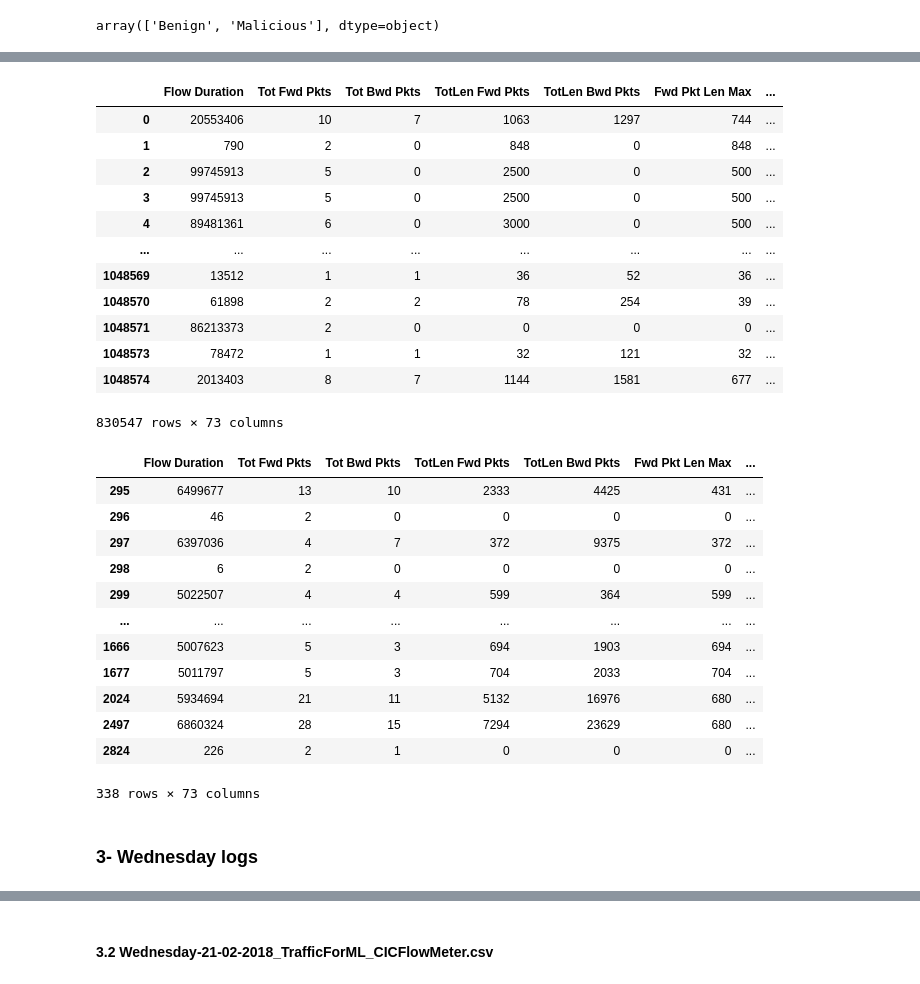
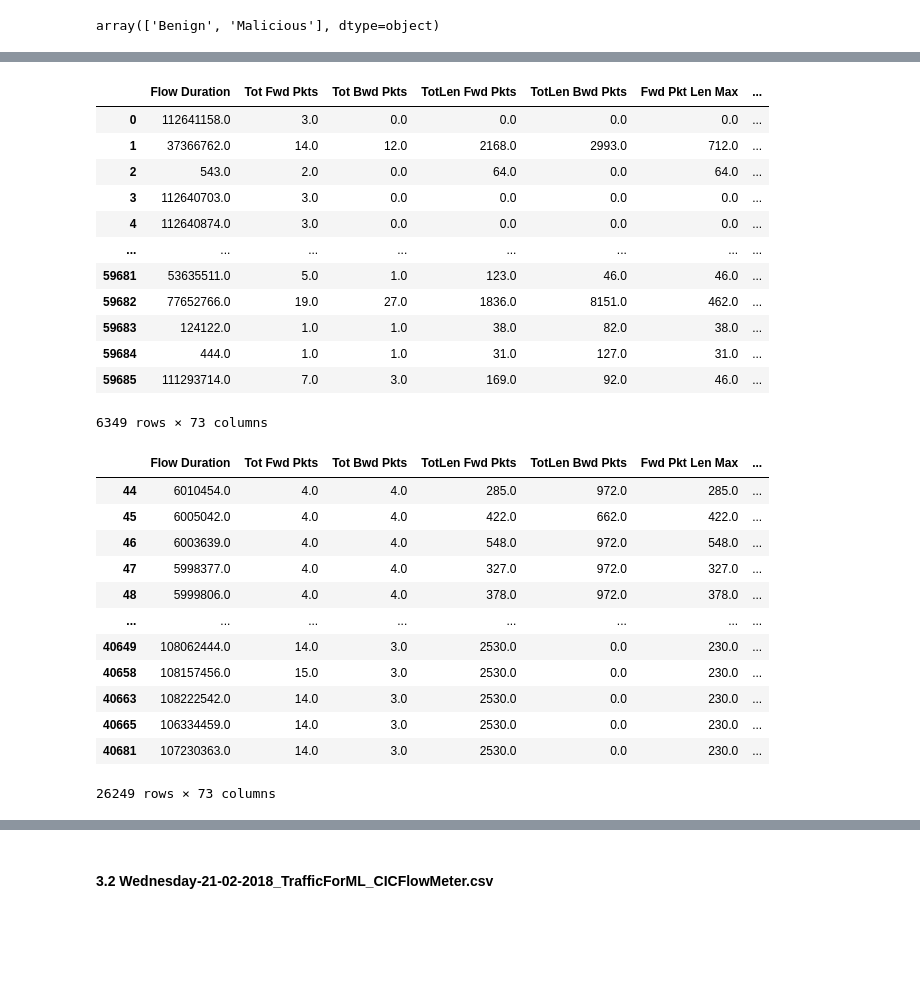
Before and after one commit to alittlesheepofGod/cse-cic-ids2018, a Jupyter notebook: 1-Exploring_CIC-IDS-2018_Dataset.ipynb, the cells around one changed output, grey strips where cells are left out. Drawn from its saved outputs; the diff is of its cells as text; code cells hidden in the pictures; blank space fills up the shorter version.

```diff
--- a/1-Exploring_CIC-IDS-2018_Dataset.ipynb
+++ b/1-Exploring_CIC-IDS-2018_Dataset.ipynb
@@ -2544,2 +2564,2 @@ df_thursday2_malicious
 # %%
-df_thursday4 = pd.read_csv('/mnt/d/project-chau/dataset/cse-cic-ids108/dataset/02-22-2018.csv')
+df_thursday4 = pd.read_csv('/mnt/d/source/cse-cic-ids2018/dataset/02-22-2018.csv')
@@ -2768,0 +2776,3 @@ df_thursday4
+# %%
+# drop missing values
+df_thursday4 = df_thursday4.dropna()
@@ -2768,0 +2821,16 @@ df_thursday4
+# %%
+# take only 228 Brute Force -Web; 79 Brute Force -XSS; 34 SQL Injection and 6349 benign
+mask_benign7 = (df_thursday4["Label"] == "Benign")
+mask_bruteforce_web = (df_thursday4["Label"] == "Brute Force -Web")
+mask_bruteforce_xss = (df_thursday4["Label"] == "Brute Force -XSS")
+mask_sql_injection = (df_thursday4["Label"] == "SQL Injection")
+
+df_thursday4.loc[mask_benign7] = df_thursday4.loc[mask_benign7].head(6349)
+df_thursday4.loc[mask_bruteforce_web] = df_thursday4.loc[mask_bruteforce_web].head(228)
+df_thursday4.loc[mask_bruteforce_xss] = df_thursday4.loc[mask_bruteforce_xss].head(79)
+df_thursday4.loc[mask_sql_injection] = df_thursday4.loc[mask_sql_injection].head(34)
+
+print(df_thursday4["Label"].value_counts()[['Benign']].sum())
+print(df_thursday4["Label"].value_counts()[['Brute Force -Web']].sum())
+print(df_thursday4["Label"].value_counts()[['Brute Force -XSS']].sum())
+print(df_thursday4["Label"].value_counts()[['SQL Injection']].sum())
@@ -2768,0 +2841,3 @@ df_thursday4
+# %%
+df_thursday4 = df_thursday4.dropna()
+df_thursday4
@@ -2857,38 +2963,36 @@ print(df_thursday4["Label"].value_counts()[[1]].sum())
 # %%
 # take dataframe of benign of the first day
-df_friday7_benign =  df_thursday4[df_thursday4["Label"]==0]
-df_friday7_benign
+df_thursday4_benign =  df_thursday4[df_thursday4["Label"]==0]
+df_thursday4_benign
 # %% [output]
 |  | Flow Duration | Tot Fwd Pkts | Tot Bwd Pkts | TotLen Fwd Pkts | TotLen Bwd Pkts | Fwd Pkt Len Max | ... |
-| 0 | 20553406 | 10 | 7 | 1063 | 1297 | 744 | ... |
-| 1 | 790 | 2 | 0 | 848 | 0 | 848 | ... |
-| 2 | 99745913 | 5 | 0 | 2500 | 0 | 500 | ... |
-| 3 | 99745913 | 5 | 0 | 2500 | 0 | 500 | ... |
-| 4 | 89481361 | 6 | 0 | 3000 | 0 | 500 | ... |
+| 0 | 112641158.0 | 3.0 | 0.0 | 0.0 | 0.0 | 0.0 | ... |
+| 1 | 37366762.0 | 14.0 | 12.0 | 2168.0 | 2993.0 | 712.0 | ... |
+| 2 | 543.0 | 2.0 | 0.0 | 64.0 | 0.0 | 64.0 | ... |
+| 3 | 112640703.0 | 3.0 | 0.0 | 0.0 | 0.0 | 0.0 | ... |
+| 4 | 112640874.0 | 3.0 | 0.0 | 0.0 | 0.0 | 0.0 | ... |
 | ... | ... | ... | ... | ... | ... | ... | ... |
-| 1048569 | 13512 | 1 | 1 | 36 | 52 | 36 | ... |
-| 1048570 | 61898 | 2 | 2 | 78 | 254 | 39 | ... |
-| 1048571 | 86213373 | 2 | 0 | 0 | 0 | 0 | ... |
-| 1048573 | 78472 | 1 | 1 | 32 | 121 | 32 | ... |
-| 1048574 | 2013403 | 8 | 7 | 1144 | 1581 | 677 | ... |
+| 59681 | 53635511.0 | 5.0 | 1.0 | 123.0 | 46.0 | 46.0 | ... |
+| 59682 | 77652766.0 | 19.0 | 27.0 | 1836.0 | 8151.0 | 462.0 | ... |
+| 59683 | 124122.0 | 1.0 | 1.0 | 38.0 | 82.0 | 38.0 | ... |
+| 59684 | 444.0 | 1.0 | 1.0 | 31.0 | 127.0 | 31.0 | ... |
+| 59685 | 111293714.0 | 7.0 | 3.0 | 169.0 | 92.0 | 46.0 | ... |
-830547 rows × 73 columns
+6349 rows × 73 columns
 # %%
-# take datafram of malicious of the first day
-df_friday7_malicious = df_thursday4[df_thursday4["Label"]==1]
-df_friday7_malicious
+# take datafram of malicious of the 5th day
+df_thursday4_malicious = df_thursday4[df_thursday4["Label"]==1]
+df_thursday4_malicious
 # %% [output]
 |  | Flow Duration | Tot Fwd Pkts | Tot Bwd Pkts | TotLen Fwd Pkts | TotLen Bwd Pkts | Fwd Pkt Len Max | ... |
-| 295 | 6499677 | 13 | 10 | 2333 | 4425 | 431 | ... |
-| 296 | 46 | 2 | 0 | 0 | 0 | 0 | ... |
-| 297 | 6397036 | 4 | 7 | 372 | 9375 | 372 | ... |
-| 298 | 6 | 2 | 0 | 0 | 0 | 0 | ... |
-| 299 | 5022507 | 4 | 4 | 599 | 364 | 599 | ... |
+| 44 | 6010454.0 | 4.0 | 4.0 | 285.0 | 972.0 | 285.0 | ... |
+| 45 | 6005042.0 | 4.0 | 4.0 | 422.0 | 662.0 | 422.0 | ... |
+| 46 | 6003639.0 | 4.0 | 4.0 | 548.0 | 972.0 | 548.0 | ... |
+| 47 | 5998377.0 | 4.0 | 4.0 | 327.0 | 972.0 | 327.0 | ... |
+| 48 | 5999806.0 | 4.0 | 4.0 | 378.0 | 972.0 | 378.0 | ... |
 | ... | ... | ... | ... | ... | ... | ... | ... |
-| 1666 | 5007623 | 5 | 3 | 694 | 1903 | 694 | ... |
-| 1677 | 5011797 | 5 | 3 | 704 | 2033 | 704 | ... |
-| 2024 | 5934694 | 21 | 11 | 5132 | 16976 | 680 | ... |
-| 2497 | 6860324 | 28 | 15 | 7294 | 23629 | 680 | ... |
-| 2824 | 226 | 2 | 1 | 0 | 0 | 0 | ... |
+| 40649 | 108062444.0 | 14.0 | 3.0 | 2530.0 | 0.0 | 230.0 | ... |
+| 40658 | 108157456.0 | 15.0 | 3.0 | 2530.0 | 0.0 | 230.0 | ... |
+| 40663 | 108222542.0 | 14.0 | 3.0 | 2530.0 | 0.0 | 230.0 | ... |
+| 40665 | 106334459.0 | 14.0 | 3.0 | 2530.0 | 0.0 | 230.0 | ... |
+| 40681 | 107230363.0 | 14.0 | 3.0 | 2530.0 | 0.0 | 230.0 | ... |
-338 rows × 73 columns
+26249 rows × 73 columns
-# %% [markdown]
-### 3- Wednesday logs
```
Also changed, not shown: parts of 125 cells of this notebook, 1 other file.
